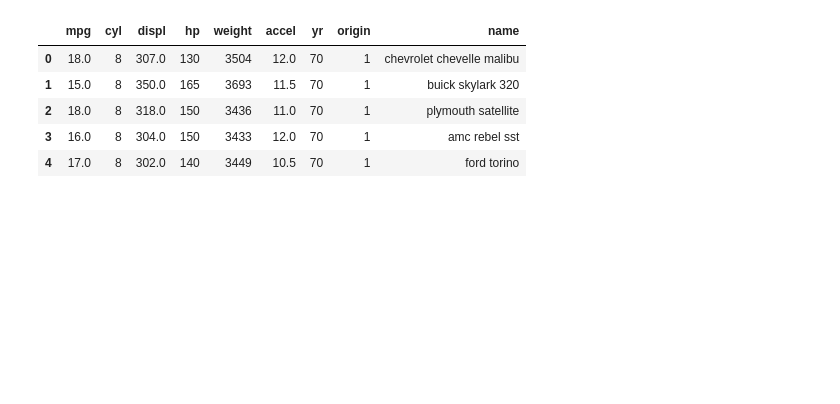
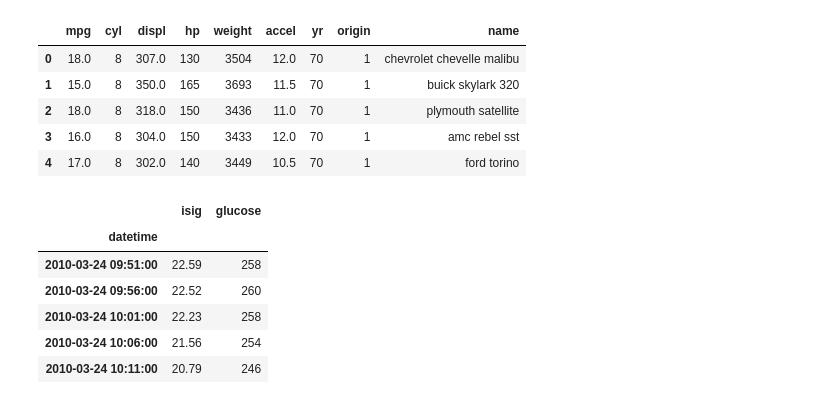
Before and after one commit to Patrick-NII/Introduction_Bokeh, a Jupyter notebook: bokeh.ipynb, the cells around one changed output. Cells and saved outputs as stored; diff of their text form; code cells hidden in the pictures; blank space fills up the shorter version.

Commit message:
tests de sample "Glucose"

```diff
--- a/bokeh.ipynb
+++ b/bokeh.ipynb
@@ -110,0 +113,10 @@ df.head()
+# %%
+data.head()
+# %% [output]
+|  | isig | glucose |
+| datetime |  |  |
+| 2010-03-24 09:51:00 | 22.59 | 258 |
+| 2010-03-24 09:56:00 | 22.52 | 260 |
+| 2010-03-24 10:01:00 | 22.23 | 258 |
+| 2010-03-24 10:06:00 | 21.56 | 254 |
+| 2010-03-24 10:11:00 | 20.79 | 246 |
```
Also changed, not shown: parts of 2 cells of this notebook.
